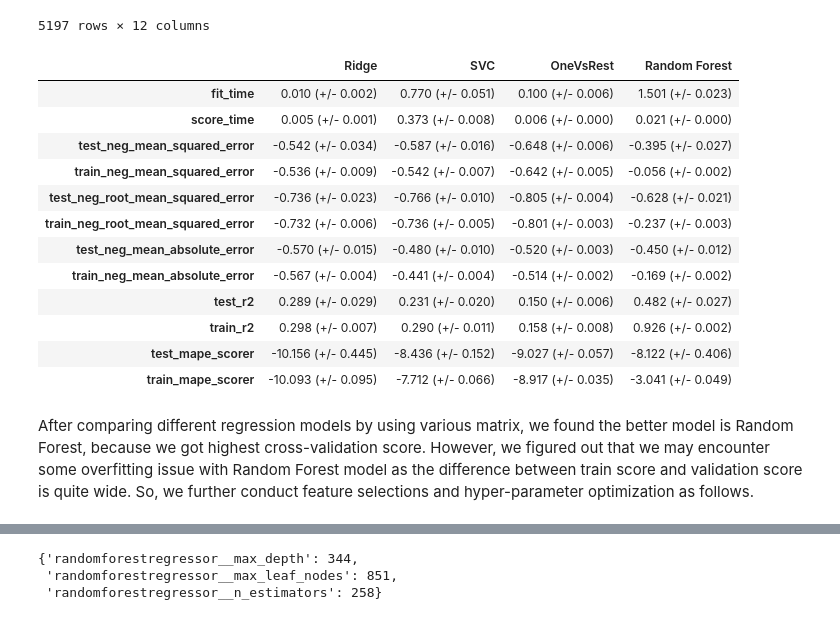
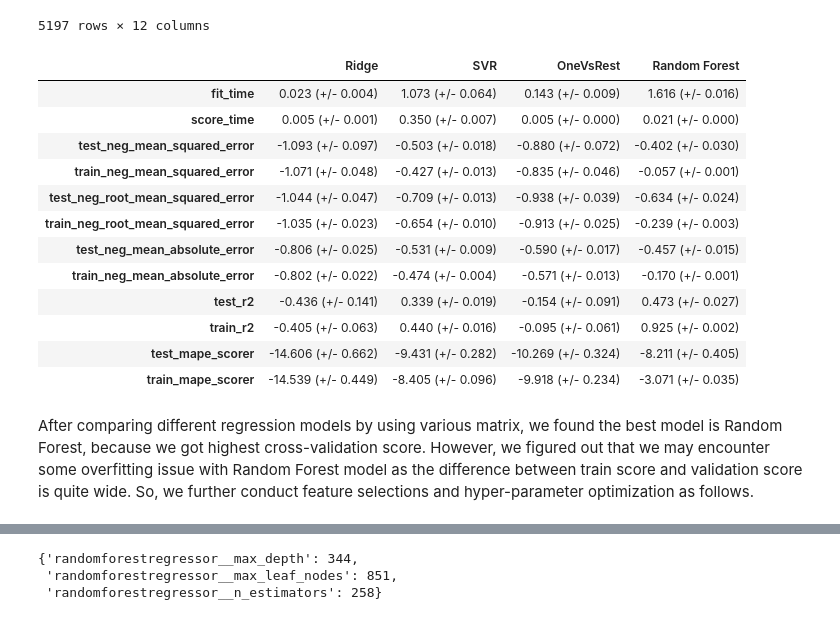
Before and after one commit to UBC-MDS/DSCI_522_Group19, a Jupyter notebook: misc/model_fitting_raw_code.ipynb, the cells around one changed output, grey strips where cells are left out. Drawn from its saved outputs; the diff is of its cells as text; code cells hidden in the pictures.

Commit message:
solved class imbalance issue

```diff
--- a/misc/model_fitting_raw_code.ipynb
+++ b/misc/model_fitting_raw_code.ipynb
@@ -31,8 +31,8 @@ from sklearn.multiclass import OneVsOneClassifier, OneVsRestClassifier
 from sklearn.feature_selection import RFE
 from sklearn.feature_selection import SelectFromModel
 # %%
-white_df = pd.read_csv("../data/winequality-white.csv", sep=";")
-red_df = pd.read_csv("../data/winequality-red.csv", sep=";")
+white_df = pd.read_csv("../data/raw/winequality-white.csv", sep=";")
+red_df = pd.read_csv("../data/raw/winequality-red.csv", sep=";")
 
 red_df['type']='red wine'
 white_df['type']='white wine'
@@ -126,7 +126,7 @@ score_types_reg = {
 
 models = {
     "Ridge": Ridge(max_iter=2000),
-    "SVC": SVC(),
+    "SVR": SVR(),
     "OneVsRest":OneVsRestClassifier(LogisticRegression()),
     "Random Forest": RandomForestRegressor(random_state=123)
 }
@@ -133,27 +137,27 @@ models = {
 # %%
 results_comb={}
 for keys in models.keys():
-    pipe_comb = make_pipeline(preprocessor, models[keys])
+    pipe_comb = make_imb_pipeline(RandomOverSampler(sampling_strategy="minority"), preprocessor, models[keys])
     results_comb[keys]=mean_std_cross_val_scores(
         pipe_comb, X_train, y_train, return_train_score=True, scoring=score_types_reg
     )
 pd.DataFrame(results_comb)
 # %% [output]
-|  | Ridge | SVC | OneVsRest | Random Forest |
-| fit_time | 0.010 (+/- 0.002) | 0.770 (+/- 0.051) | 0.100 (+/- 0.006) | 1.501 (+/- 0.023) |
-| score_time | 0.005 (+/- 0.001) | 0.373 (+/- 0.008) | 0.006 (+/- 0.000) | 0.021 (+/- 0.000) |
-| test_neg_mean_squared_error | -0.542 (+/- 0.034) | -0.587 (+/- 0.016) | -0.648 (+/- 0.006) | -0.395 (+/- 0.027) |
-| train_neg_mean_squared_error | -0.536 (+/- 0.009) | -0.542 (+/- 0.007) | -0.642 (+/- 0.005) | -0.056 (+/- 0.002) |
-| test_neg_root_mean_squared_error | -0.736 (+/- 0.023) | -0.766 (+/- 0.010) | -0.805 (+/- 0.004) | -0.628 (+/- 0.021) |
-| train_neg_root_mean_squared_error | -0.732 (+/- 0.006) | -0.736 (+/- 0.005) | -0.801 (+/- 0.003) | -0.237 (+/- 0.003) |
-| test_neg_mean_absolute_error | -0.570 (+/- 0.015) | -0.480 (+/- 0.010) | -0.520 (+/- 0.003) | -0.450 (+/- 0.012) |
-| train_neg_mean_absolute_error | -0.567 (+/- 0.004) | -0.441 (+/- 0.004) | -0.514 (+/- 0.002) | -0.169 (+/- 0.002) |
-| test_r2 | 0.289 (+/- 0.029) | 0.231 (+/- 0.020) | 0.150 (+/- 0.006) | 0.482 (+/- 0.027) |
-| train_r2 | 0.298 (+/- 0.007) | 0.290 (+/- 0.011) | 0.158 (+/- 0.008) | 0.926 (+/- 0.002) |
-| test_mape_scorer | -10.156 (+/- 0.445) | -8.436 (+/- 0.152) | -9.027 (+/- 0.057) | -8.122 (+/- 0.406) |
-| train_mape_scorer | -10.093 (+/- 0.095) | -7.712 (+/- 0.066) | -8.917 (+/- 0.035) | -3.041 (+/- 0.049) |
+|  | Ridge | SVR | OneVsRest | Random Forest |
+| fit_time | 0.023 (+/- 0.004) | 1.073 (+/- 0.064) | 0.143 (+/- 0.009) | 1.616 (+/- 0.016) |
+| score_time | 0.005 (+/- 0.001) | 0.350 (+/- 0.007) | 0.005 (+/- 0.000) | 0.021 (+/- 0.000) |
+| test_neg_mean_squared_error | -1.093 (+/- 0.097) | -0.503 (+/- 0.018) | -0.880 (+/- 0.072) | -0.402 (+/- 0.030) |
+| train_neg_mean_squared_error | -1.071 (+/- 0.048) | -0.427 (+/- 0.013) | -0.835 (+/- 0.046) | -0.057 (+/- 0.001) |
+| test_neg_root_mean_squared_error | -1.044 (+/- 0.047) | -0.709 (+/- 0.013) | -0.938 (+/- 0.039) | -0.634 (+/- 0.024) |
+| train_neg_root_mean_squared_error | -1.035 (+/- 0.023) | -0.654 (+/- 0.010) | -0.913 (+/- 0.025) | -0.239 (+/- 0.003) |
+| test_neg_mean_absolute_error | -0.806 (+/- 0.025) | -0.531 (+/- 0.009) | -0.590 (+/- 0.017) | -0.457 (+/- 0.015) |
+| train_neg_mean_absolute_error | -0.802 (+/- 0.022) | -0.474 (+/- 0.004) | -0.571 (+/- 0.013) | -0.170 (+/- 0.001) |
+| test_r2 | -0.436 (+/- 0.141) | 0.339 (+/- 0.019) | -0.154 (+/- 0.091) | 0.473 (+/- 0.027) |
+| train_r2 | -0.405 (+/- 0.063) | 0.440 (+/- 0.016) | -0.095 (+/- 0.061) | 0.925 (+/- 0.002) |
+| test_mape_scorer | -14.606 (+/- 0.662) | -9.431 (+/- 0.282) | -10.269 (+/- 0.324) | -8.211 (+/- 0.405) |
+| train_mape_scorer | -14.539 (+/- 0.449) | -8.405 (+/- 0.096) | -9.918 (+/- 0.234) | -3.071 (+/- 0.035) |
 # %% [markdown]
-After comparing different regression models by using various matrix, we found the better model is Random Forest, because we got highest cross-validation score. However, we figured out that we may encounter some overfitting issue with Random Forest model as the difference between train score and validation score is quite wide. So, we further conduct feature selections and hyper-parameter optimization as follows.
+After comparing different regression models by using various matrix, we found the best model is Random Forest, because we got highest cross-validation score. However, we figured out that we may encounter some overfitting issue with Random Forest model as the difference between train score and validation score is quite wide. So, we further conduct feature selections and hyper-parameter optimization as follows.
 # %%
 rfe = RFE(RandomForestRegressor(random_state=123), n_features_to_select=10)
 
```
Also changed, not shown: parts of 12 cells of this notebook.
